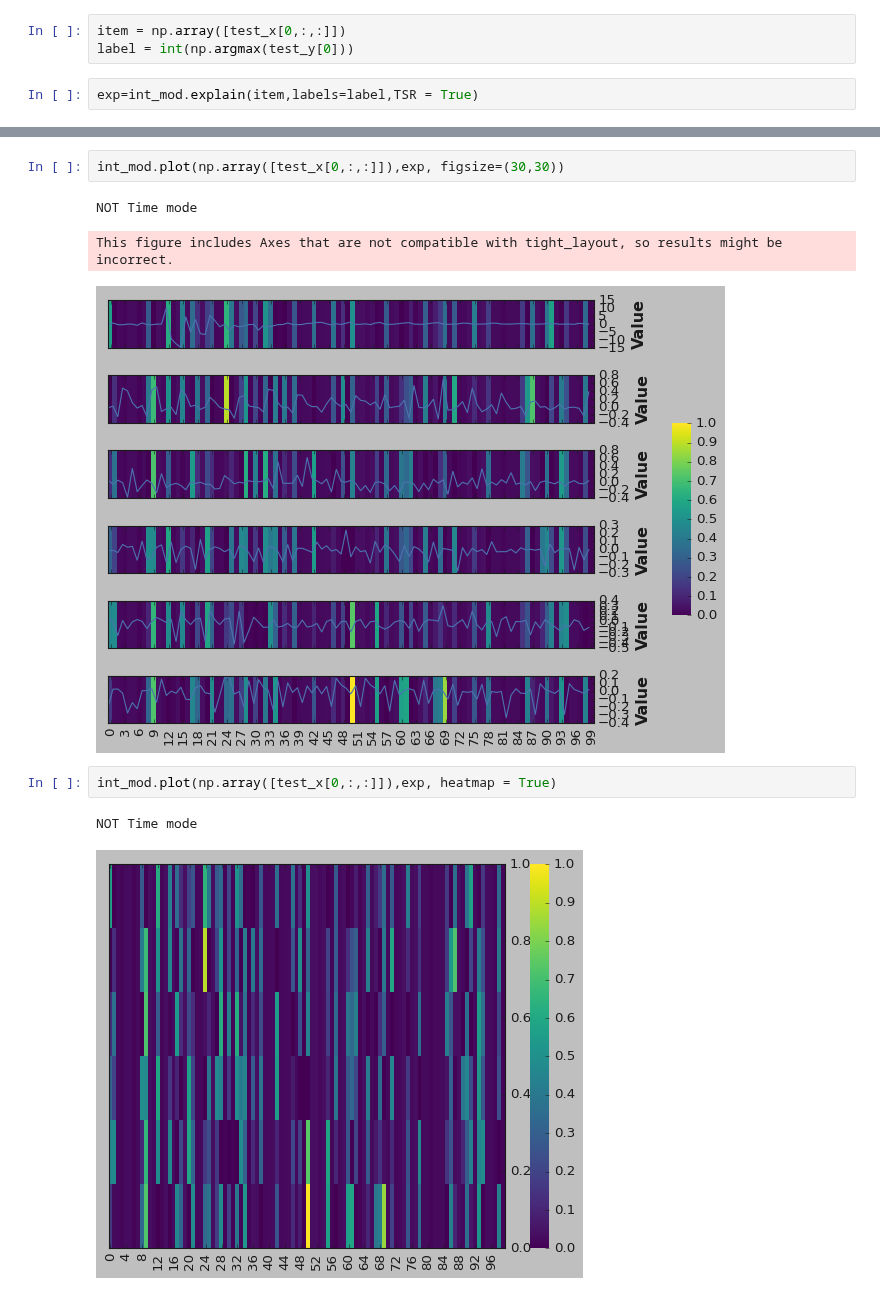
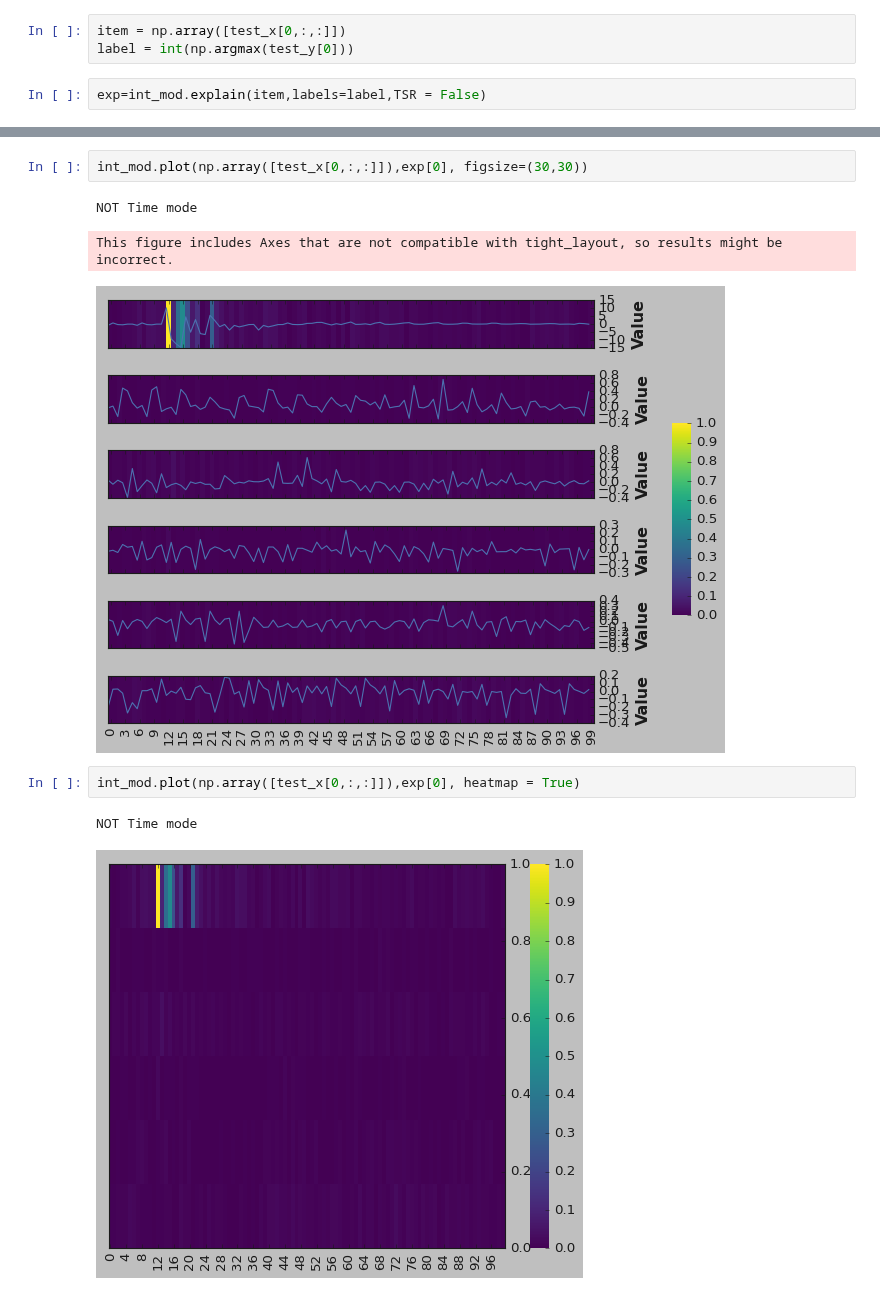
Before and after one commit to fzi-forschungszentrum-informatik/TSInterpret, a Jupyter notebook: docs/Notebooks/Ismail_torch.ipynb, the cells around one changed output, grey strips where cells are left out. Saved outputs shown, nothing was run; the diff lists cells and outputs as text.

```diff
--- a/docs/Notebooks/Ismail_torch.ipynb
+++ b/docs/Notebooks/Ismail_torch.ipynb
@@ -85,5 +85,5 @@ int_mod=Saliency_PTY(model, train_x.shape[-1],train_x.shape[-2], method='GS',mod
 item = np.array([test_x[0,:,:]])
 label = int(np.argmax(test_y[0]))
 # %%
-exp=int_mod.explain(item,labels=label,TSR = True)
+exp=int_mod.explain(item,labels=label,TSR = False)
 # %%
@@ -109,11 +93,11 @@ array([[0.564236  , 0.        , 0.02038665, 0.01363044, 0.02869833,
 # %%
-int_mod.plot(np.array([test_x[0,:,:]]),exp, figsize=(30,30))
+int_mod.plot(np.array([test_x[0,:,:]]),exp[0], figsize=(30,30))
 # %% [output]
 NOT Time mode
 This figure includes Axes that are not compatible with tight_layout, so results might be incorrect.
-[figure, old version]
+[figure, new version]
 # %%
-int_mod.plot(np.array([test_x[0,:,:]]),exp, heatmap = True)
+int_mod.plot(np.array([test_x[0,:,:]]),exp[0], heatmap = True)
 # %% [output]
 NOT Time mode
-[figure, old version]
+[figure, new version]
```
Also changed, not shown: parts of 3 cells of this notebook, 11 other files.
